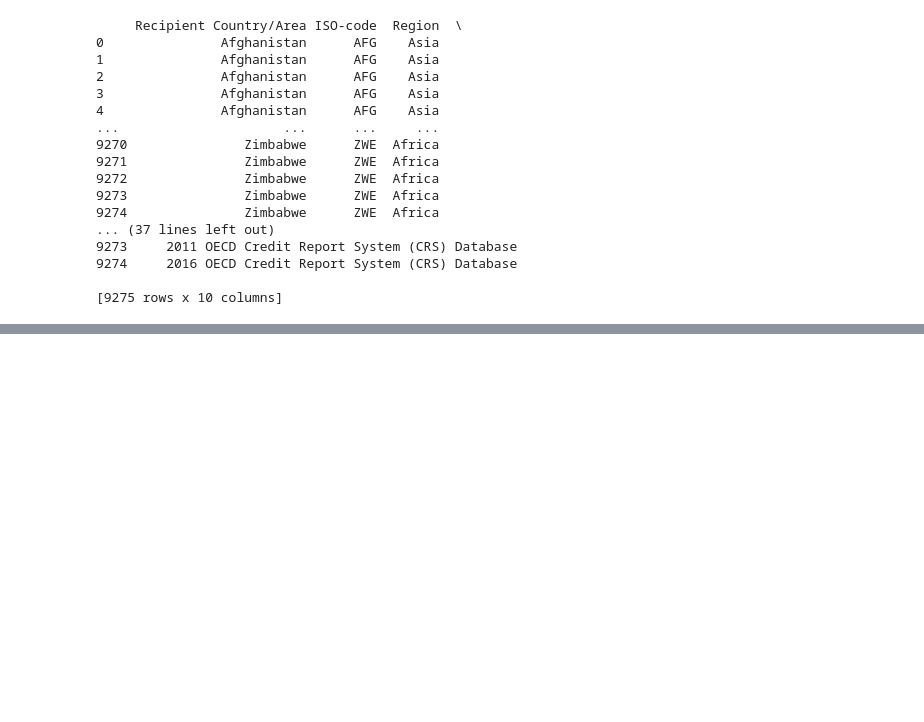
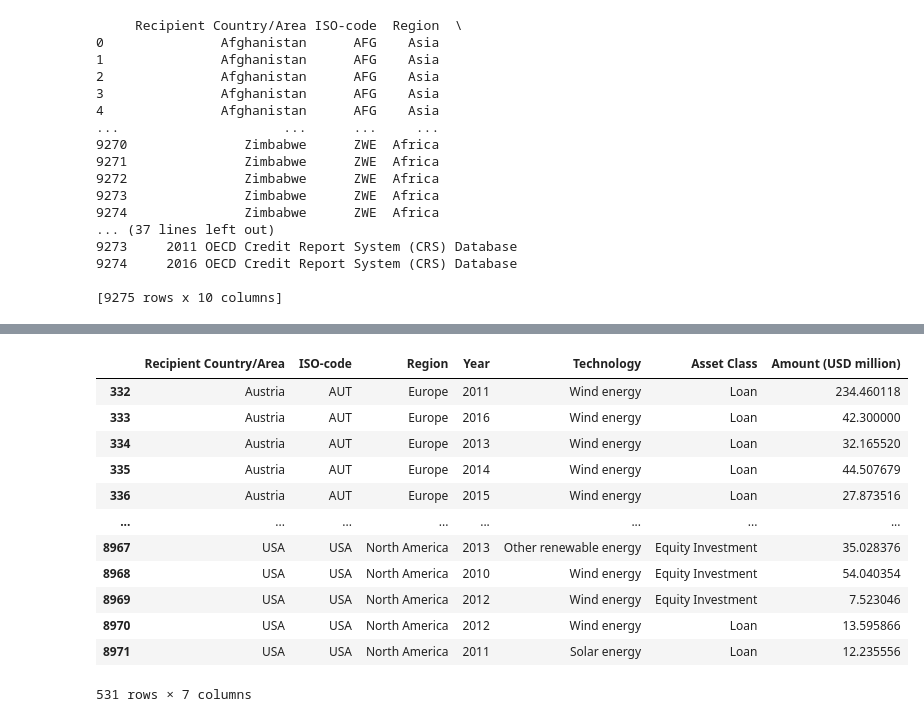
Before and after one commit to coreymcculley/Investigation-into-Carbon-Emmisions-and-Renenwable-Energy, a Jupyter notebook: Renewables investment data.ipynb, the cells around one changed output, grey strips where cells are left out. Saved outputs shown, nothing was run; the diff lists cells and outputs as text; code cells hidden in the pictures; blank space fills up the shorter version.

```diff
--- a/Renewables investment data.ipynb
+++ b/Renewables investment data.ipynb
@@ -123,0 +143,3 @@ print (df)
+# %%
+Countries = ["Austria","Belgium","Bulgaria","Croatia","Cyprus","Czech Republic","Denmark","Estonia","Finland","France","Germany","Greece","Hungary","Ireland",
+      "Italy","Latvia","Lithuania","Luxembourg","Malta","Netherlands","Poland","Portugal","Romania","Slovakia","Slovenia","Spain","Sweden","USA","UK","China"]
@@ -123,0 +150,18 @@ print (df)
+# %%
+Countries = df[df['Recipient Country/Area'].isin(Countries)]
+# %%
+Countries
+# %% [output]
+|  | Recipient Country/Area | ISO-code | Region | Year | Technology | Asset Class | Amount (USD million) |
+| 332 | Austria | AUT | Europe | 2011 | Wind energy | Loan | 234.460118 |
+| 333 | Austria | AUT | Europe | 2016 | Wind energy | Loan | 42.300000 |
+| 334 | Austria | AUT | Europe | 2013 | Wind energy | Loan | 32.165520 |
+| 335 | Austria | AUT | Europe | 2014 | Wind energy | Loan | 44.507679 |
+| 336 | Austria | AUT | Europe | 2015 | Wind energy | Loan | 27.873516 |
+| ... | ... | ... | ... | ... | ... | ... | ... |
+| 8967 | USA | USA | North America | 2013 | Other renewable energy | Equity Investment | 35.028376 |
+| 8968 | USA | USA | North America | 2010 | Wind energy | Equity Investment | 54.040354 |
+| 8969 | USA | USA | North America | 2012 | Wind energy | Equity Investment | 7.523046 |
+| 8970 | USA | USA | North America | 2012 | Wind energy | Loan | 13.595866 |
+| 8971 | USA | USA | North America | 2011 | Solar energy | Loan | 12.235556 |
+531 rows × 7 columns
```
Also changed, not shown: parts of 8 cells of this notebook.
